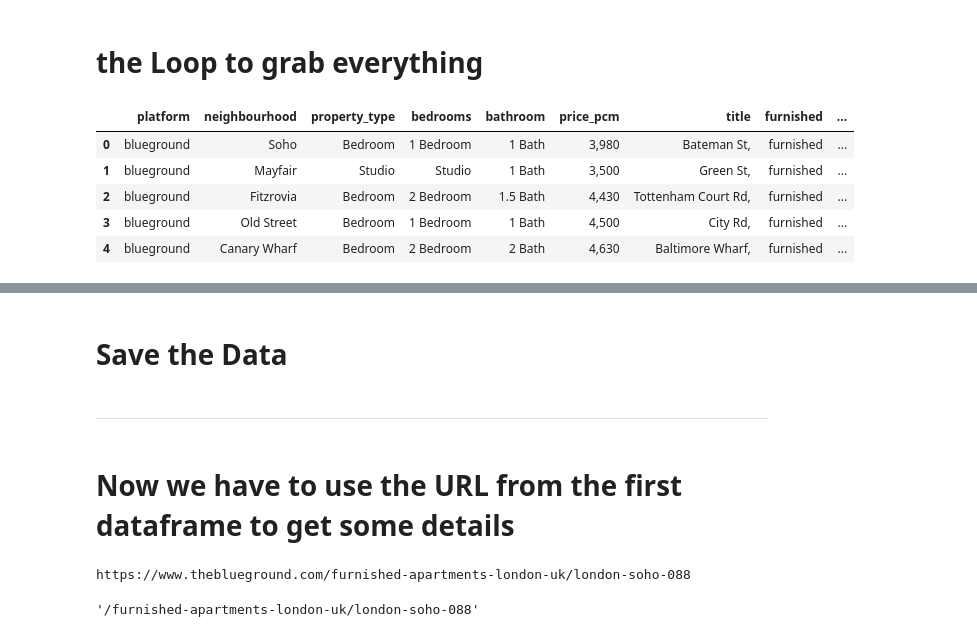
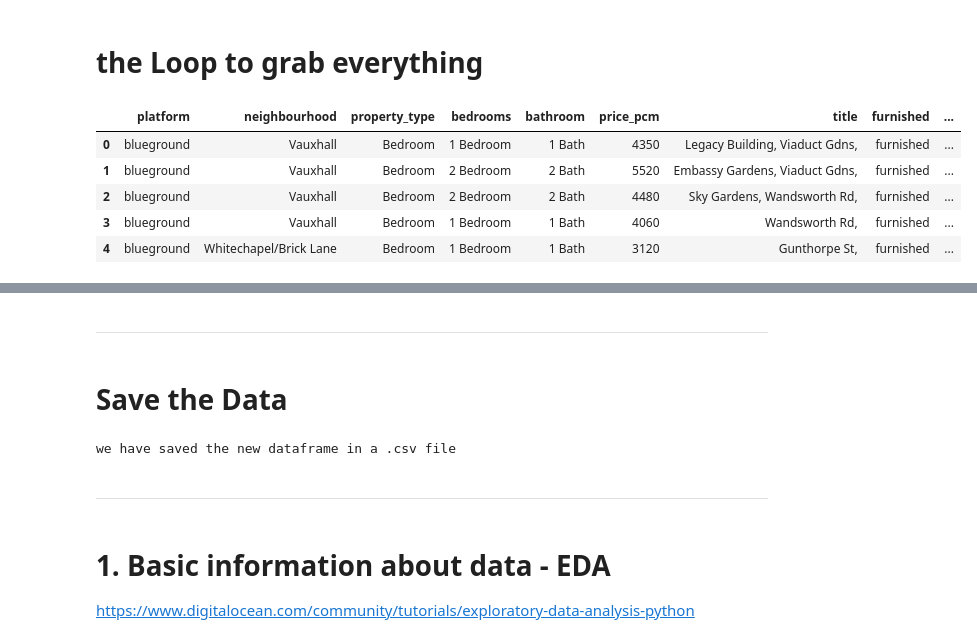
Before and after one commit to capstone-jmrs/capstone-proptech-repo, a Jupyter notebook: blueground_clean_markus.ipynb, the cells around one changed output, grey strips where cells are left out. Cells and saved outputs as stored; diff of their text form; code cells hidden in the pictures.

```diff
--- a/blueground_clean_markus.ipynb
+++ b/blueground_clean_markus.ipynb
@@ -30,13 +46,18 @@ https://www.theblueground.com/furnished-apartments-london-uk?currency=GBP&langua
+# %%
+weblink = 'https://www.theblueground.com/furnished-apartments-london-uk?subArea=camden-town,city-of-london,westminster,hackney,hammersmith,fulham,islington,kensington,chelsea,stockwell,vauxhall,waterloo,wapping,whitechapel-brick-lane,limehouse,bromley-by-bow&currency=GBP&language=en&'
 # %%
 # set up the link to the website
 
-weblink = 'https://www.theblueground.com/furnished-apartments-london-uk?currency=GBP&language=en&'
+#weblink = 'https://www.theblueground.com/furnished-apartments-london-uk?currency=GBP&language=en&'
 
 # set up the first page to scrape
-pagesite = 10 # we set it to 10 to test the code
+pagesite = 0 # the website will start with 0 / # we set it to 10 to test the code
 
 # create an empty list to store the blank slates
 blank_slates_lst = []
 
 # set the stop condition
 stop_loop = "We’re sorry! We can’t seem to find any apartments that match your search."
+
+# check the link
+print((weblink +  f'offset={ pagesite }&items=18'))
@@ -117,3 +123,13 @@ KeyError: 'get_url_to_detail_page'
+# %%
+# https://pandas.pydata.org/docs/reference/api/pandas.DataFrame.loc.html
+
+def get_blueground_id(df_search):
+    # create an empty list to store the blueground_id
+    blueground_id_lst = []
+    # get the blueground_id from the dataframe and the column get_url_to_detail_page
+    for blueground_id in df_search.get_url_to_detail_page: # we get the url from the dataframe
+        blueground_id_lst.append(blueground_id.rsplit('-', 1)[-1]) # we get the last part of the url
+    return blueground_id_lst
 # %% [markdown]
 platform --> we can add the Origin-Platform during the Loop, in this Notebook we have only "blueground"
 # %% [markdown]
@@ -180,6 +196,7 @@ def get_price_pcm(bs):
         lst_name.append(
             price.get_text()
                 .strip()
+                .replace(',', '')
         )
     return lst_name
 # %% [markdown]
@@ -244,13 +261,14 @@ while len(blank_slates_lst) == 0: # start and endpoint of the for-loop
     # pause the loop for 3 seconds to reduce the load on the server
     time.sleep(3)
 
-
+    # ----------------- get the data from the website -----------------
     # get the content of the website
     page = requests.get(weblink +  f'offset={ pagesite }&items=18')
     # parse the html and save it into a BeautifulSoup instance
     html = page.content
     bs = BeautifulSoup(html, 'html.parser')
 
+    # ----------------- insert the data into the dataframe -----------------
     # create a pandas dataframe for the names and prices
     blueground_dict = {
         #'platform_id', --> we get this from the detail page
@@ -267,39 +285,50 @@ while len(blank_slates_lst) == 0: # start and endpoint of the for-loop
         'title': get_object_title(bs)
         }
 
+    # ----------------- work with the datafram to get the URL and the ID -----------------
     # we now have a dataframe, we can use this to get a counter for the URL
     df_page = pd.DataFrame(blueground_dict)
 
     # we create a variable to store the number of rows in the dataframe
     maximus = df_page.index.max() # we give it the max value of the index
 
     # we create a list to store the urls
     # we check if we reached the end of the existing df, to stop and not get an error
     if np.isnan(maximus):
         break
     else:
         df_page['get_url_to_detail_page'] = pd.Series(get_url_to_detail_page(bs, maximus))
     # we can now add the dataframe to the full dataframe
     df_search = df_search.append(df_page, ignore_index=True)
 
-    # check if we reached the end of the pages
+
+    # ----------------- check if we reached the end of the pages -----------------
     blank_slates = bs.find_all(class_="blank-slate__criteria")
     blank_slates_lst = (blank_slate.get_text() for blank_slate in blank_slates)
     blank_slates_lst = [blank_slate.strip() for blank_slate in blank_slates_lst]
-    # print the list to make sure it works
-    #print(blank_slates_lst)
 
     # increase the pagesite by 1
     pagesite += 1
 
-# set the number of rows and column_width  to maximum
+
+# ----------------- get the ID from URL -----------------
+
+df_search['blueground_id'] = get_blueground_id(df_search)
+
+
+
+
+#------- set the number of rows and column_width  to maximum -------
 pd.set_option('display.max_rows', None)
 pd.set_option('display.max_colwidth', None)
+
+# ----------------- display the first 5 rows -----------------
 display(df_search.head(5))
+display(df_search.tail(5))
 # %% [output]
 |  | platform | neighbourhood | property_type | bedrooms | bathroom | price_pcm | title | furnished | ... |
-| 0 | blueground | Soho | Bedroom | 1 Bedroom | 1 Bath | 3,980 | Bateman St, | furnished | ... |
-| 1 | blueground | Mayfair | Studio | Studio | 1 Bath | 3,500 | Green St, | furnished | ... |
-| 2 | blueground | Fitzrovia | Bedroom | 2 Bedroom | 1.5 Bath | 4,430 | Tottenham Court Rd, | furnished | ... |
-| 3 | blueground | Old Street | Bedroom | 1 Bedroom | 1 Bath | 4,500 | City Rd, | furnished | ... |
-| 4 | blueground | Canary Wharf | Bedroom | 2 Bedroom | 2 Bath | 4,630 | Baltimore Wharf, | furnished | ... |
+| 0 | blueground | Vauxhall | Bedroom | 1 Bedroom | 1 Bath | 4350 | Legacy Building, Viaduct Gdns, | furnished | ... |
+| 1 | blueground | Vauxhall | Bedroom | 2 Bedroom | 2 Bath | 5520 | Embassy Gardens, Viaduct Gdns, | furnished | ... |
+| 2 | blueground | Vauxhall | Bedroom | 2 Bedroom | 2 Bath | 4480 | Sky Gardens, Wandsworth Rd, | furnished | ... |
+| 3 | blueground | Vauxhall | Bedroom | 1 Bedroom | 1 Bath | 4060 | Wandsworth Rd, | furnished | ... |
+| 4 | blueground | Whitechapel/Brick Lane | Bedroom | 1 Bedroom | 1 Bath | 3120 | Gunthorpe St, | furnished | ... |
@@ -306,3 +341,5 @@ display(df_search.head(5))
+# %% [markdown]
+--------
 # %% [markdown]
 # Save the Data
 # %%
@@ -310,18 +347,7 @@ display(df_search.head(5))
 today = dt.datetime.today().strftime('%Y-%m-%d-%H-%M')
 df_search.to_csv('data/bluebround_{}.csv'.format(today), sep='\t')
 print("we have saved the new dataframe in a .csv file")
+# %% [output]
+we have saved the new dataframe in a .csv file
 # %% [markdown]
 ----
-# %% [markdown]
-# Now we have to use the URL from the first dataframe to get some details
-# %%
-# set up the link for the detail-page
-
-
-weblink_detail = 'https://www.theblueground.com'
-#pagesite_detail = "/furnished-apartments-london-uk/london-bayswater-046"
-pagesite_with_df = df_search.loc[0, 'get_url_to_detail_page']
-
-print(weblink_detail + pagesite_with_df)
-# %% [output]
-https://www.theblueground.com/furnished-apartments-london-uk/london-soho-088
@@ -333,4 +354,4 @@ bs = BeautifulSoup(html, 'html.parser')
-# %%
-df_search.loc[0, 'get_url_to_detail_page']
-# %% [output]
-'/furnished-apartments-london-uk/london-soho-088'
+# %% [markdown]
+# 1. Basic information about data - EDA
+
+https://www.digitalocean.com/community/tutorials/exploratory-data-analysis-python
```
Also changed, not shown: parts of 22 cells of this notebook, 3 other files.
